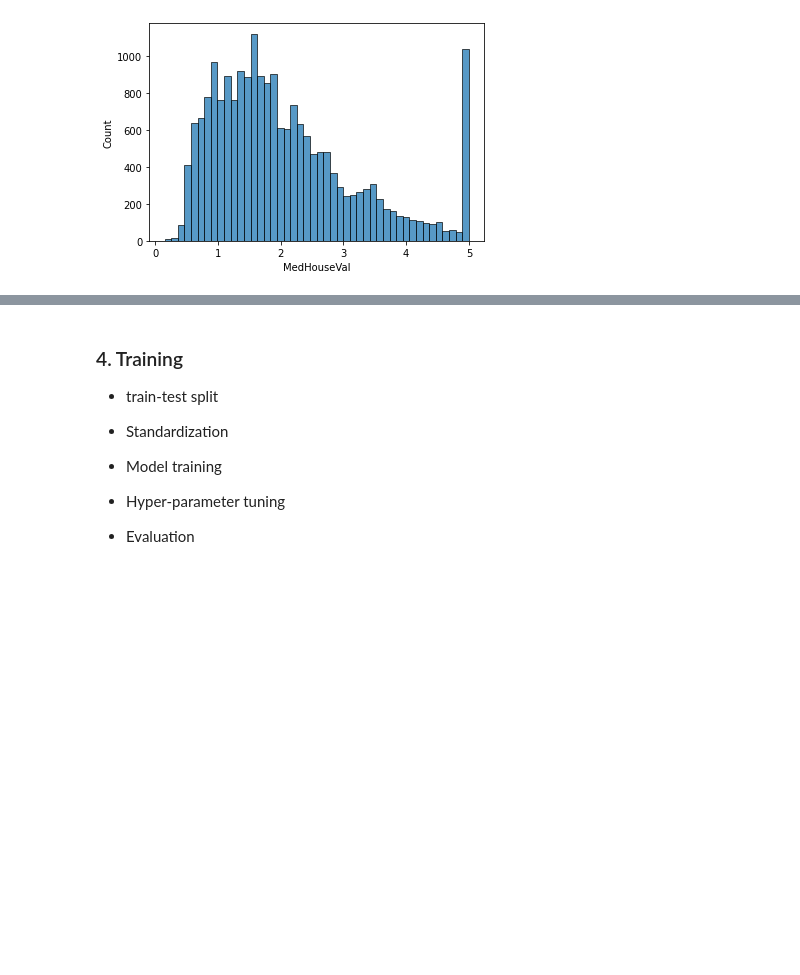
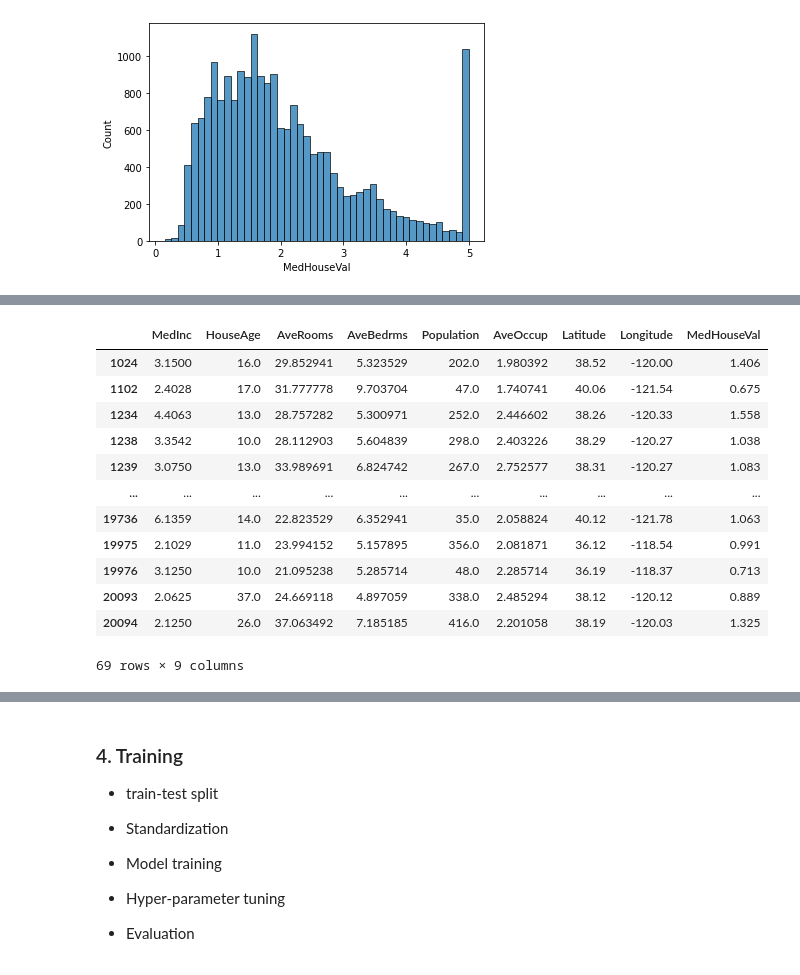
Before and after one commit to Geuun/YearDream-2th, a Jupyter notebook: Project/Mini_Project_캘리포니아_집값_예측/Regression_Mini_PJT_캘리포니아_집값_예측.ipynb, the cells around one changed output, grey strips where cells are left out. Cells and saved outputs as stored; diff of their text form; code cells hidden in the pictures; blank space fills up the shorter version.

```diff
--- a/Project/Mini_Project_캘리포니아_집값_예측/Regression_Mini_PJT_캘리포니아_집값_예측.ipynb
+++ b/Project/Mini_Project_캘리포니아_집값_예측/Regression_Mini_PJT_캘리포니아_집값_예측.ipynb
@@ -214,0 +217,18 @@ sns.histplot(data=data, x="MedHouseVal")
+# %%
+data.loc[data.AveRooms > 20, :]
+# 직관적으로 아웃라이어 처리를 어떻게 해야될 지 모르겠으면
+# 하나씩 넣어보면서 회귀모델의 성능이 좋은것을 사용하면된다. eg. > 20 / > 50 / > 100
+# %% [output]
+|  | MedInc | HouseAge | AveRooms | AveBedrms | Population | AveOccup | Latitude | Longitude | MedHouseVal |
+| 1024 | 3.1500 | 16.0 | 29.852941 | 5.323529 | 202.0 | 1.980392 | 38.52 | -120.00 | 1.406 |
+| 1102 | 2.4028 | 17.0 | 31.777778 | 9.703704 | 47.0 | 1.740741 | 40.06 | -121.54 | 0.675 |
+| 1234 | 4.4063 | 13.0 | 28.757282 | 5.300971 | 252.0 | 2.446602 | 38.26 | -120.33 | 1.558 |
+| 1238 | 3.3542 | 10.0 | 28.112903 | 5.604839 | 298.0 | 2.403226 | 38.29 | -120.27 | 1.038 |
+| 1239 | 3.0750 | 13.0 | 33.989691 | 6.824742 | 267.0 | 2.752577 | 38.31 | -120.27 | 1.083 |
+| ... | ... | ... | ... | ... | ... | ... | ... | ... | ... |
+| 19736 | 6.1359 | 14.0 | 22.823529 | 6.352941 | 35.0 | 2.058824 | 40.12 | -121.78 | 1.063 |
+| 19975 | 2.1029 | 11.0 | 23.994152 | 5.157895 | 356.0 | 2.081871 | 36.12 | -118.54 | 0.991 |
+| 19976 | 3.1250 | 10.0 | 21.095238 | 5.285714 | 48.0 | 2.285714 | 36.19 | -118.37 | 0.713 |
+| 20093 | 2.0625 | 37.0 | 24.669118 | 4.897059 | 338.0 | 2.485294 | 38.12 | -120.12 | 0.889 |
+| 20094 | 2.1250 | 26.0 | 37.063492 | 7.185185 | 416.0 | 2.201058 | 38.19 | -120.03 | 1.325 |
+69 rows × 9 columns
```
Also changed, not shown: parts of 18 cells of this notebook.
